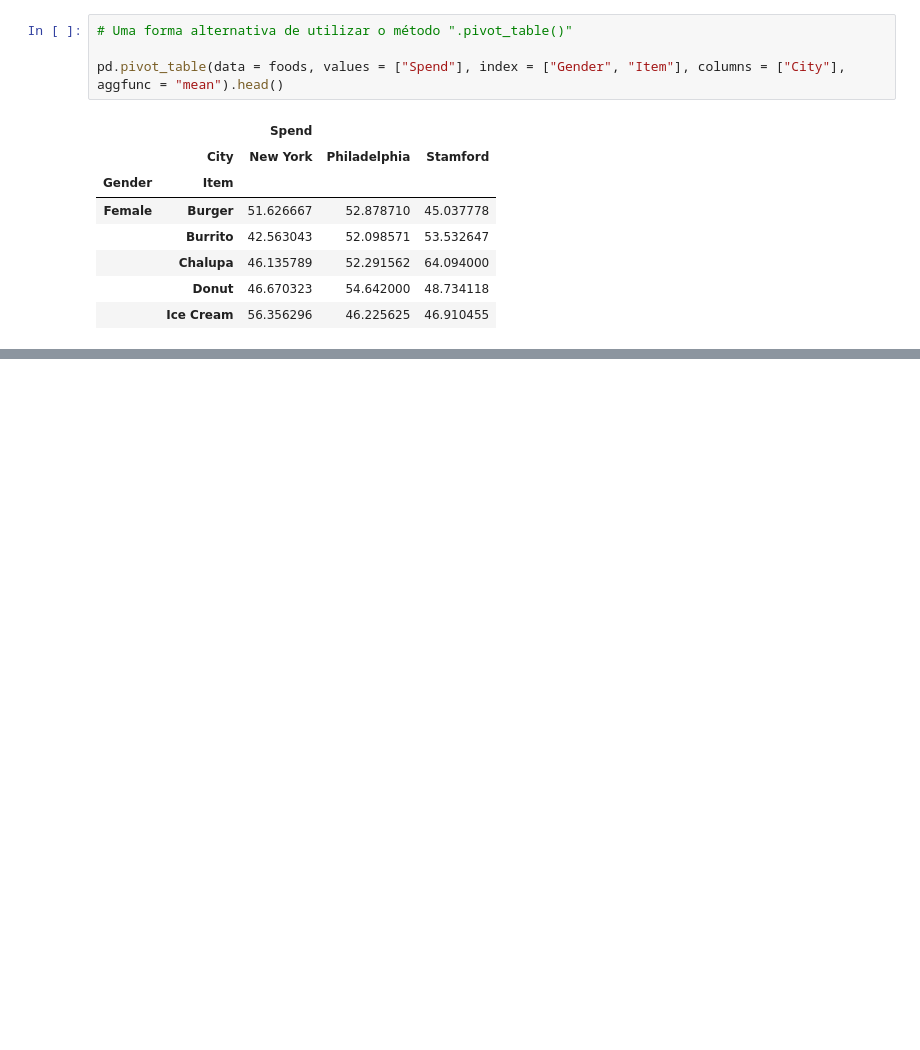
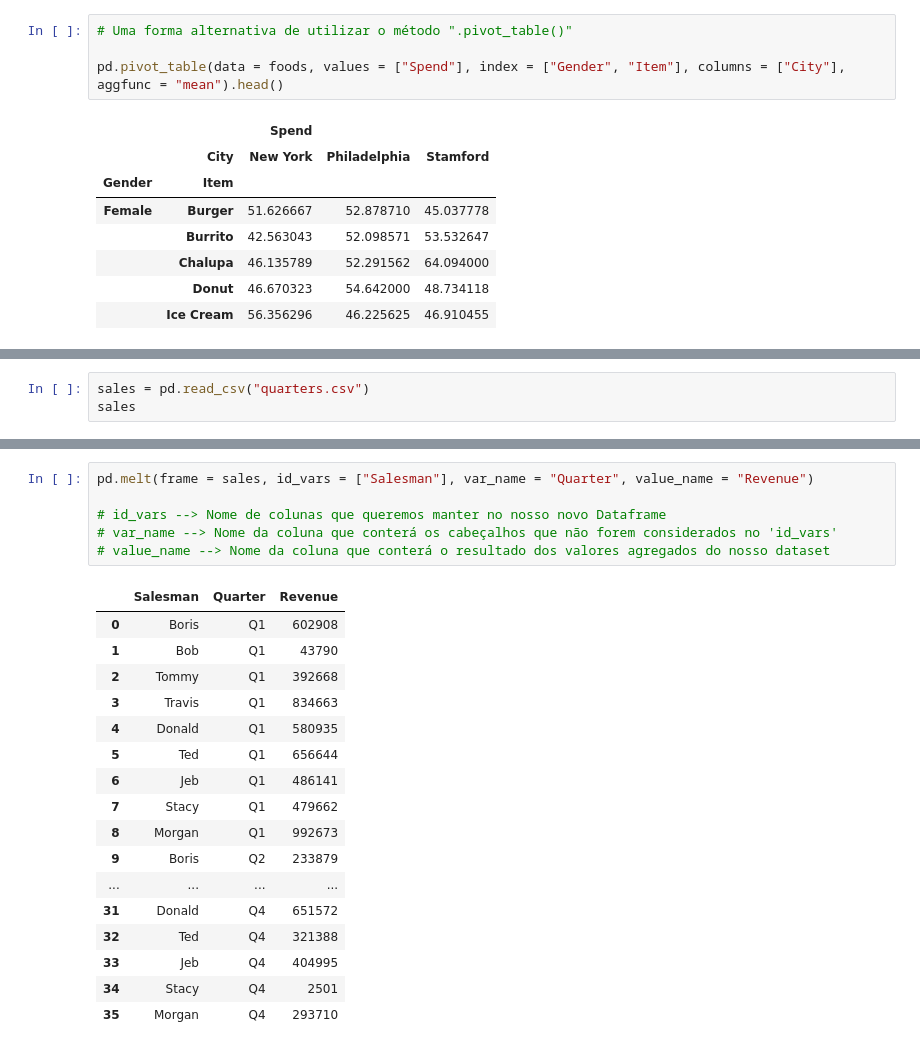
Before and after one commit to lukemariano/-I-love-pandas, a Jupyter notebook: pandas/multi_index.ipynb, the cells around one changed output, grey strips where cells are left out. Saved outputs shown, nothing was run; the diff lists cells and outputs as text; blank space fills up the shorter version.

Commit message:
utilizando o método 'pd.melt()' para dissolver um dataset contendo agregações, para um dataset a nível de 'linhas'

```diff
--- a/pandas/multi_index.ipynb
+++ b/pandas/multi_index.ipynb
@@ -699,0 +704,3 @@ pd.pivot_table(data = foods, values = ["Spend"], index = ["Gender", "Item"], col
+# %%
+sales = pd.read_csv("quarters.csv")
+sales
@@ -699,0 +718,24 @@ pd.pivot_table(data = foods, values = ["Spend"], index = ["Gender", "Item"], col
+# %%
+pd.melt(frame = sales, id_vars = ["Salesman"], var_name = "Quarter", value_name = "Revenue")
+
+# id_vars --> Nome de colunas que queremos manter no nosso novo Dataframe
+# var_name --> Nome da coluna que conterá os cabeçalhos que não forem considerados no 'id_vars'
+# value_name --> Nome da coluna que conterá o resultado dos valores agregados do nosso dataset
+# %% [output]
+|  | Salesman | Quarter | Revenue |
+| 0 | Boris | Q1 | 602908 |
+| 1 | Bob | Q1 | 43790 |
+| 2 | Tommy | Q1 | 392668 |
+| 3 | Travis | Q1 | 834663 |
+| 4 | Donald | Q1 | 580935 |
+| 5 | Ted | Q1 | 656644 |
+| 6 | Jeb | Q1 | 486141 |
+| 7 | Stacy | Q1 | 479662 |
+| 8 | Morgan | Q1 | 992673 |
+| 9 | Boris | Q2 | 233879 |
+| ... | ... | ... | ... |
+| 31 | Donald | Q4 | 651572 |
+| 32 | Ted | Q4 | 321388 |
+| 33 | Jeb | Q4 | 404995 |
+| 34 | Stacy | Q4 | 2501 |
+| 35 | Morgan | Q4 | 293710 |
```
Also changed, not shown: parts of 3 cells of this notebook.
